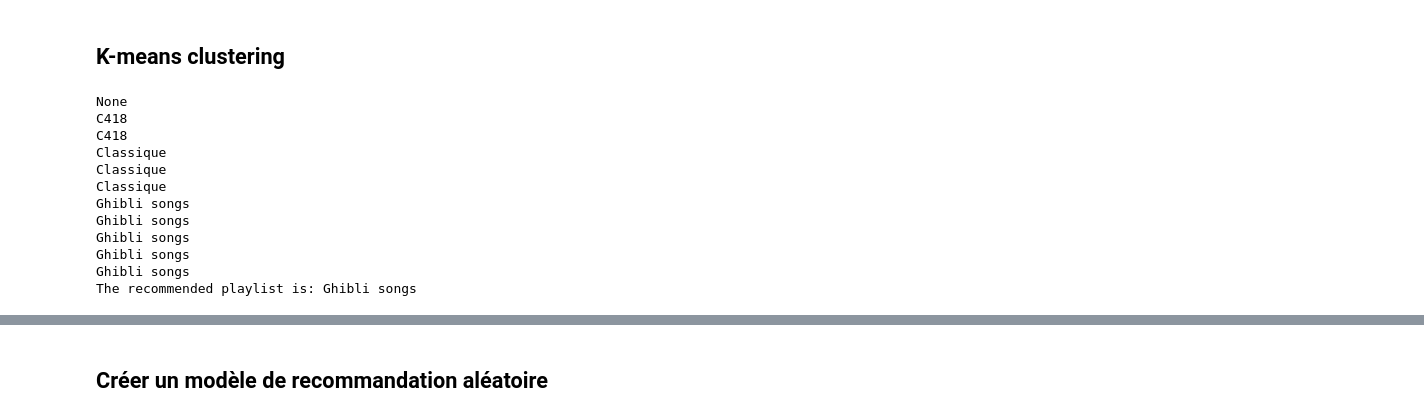
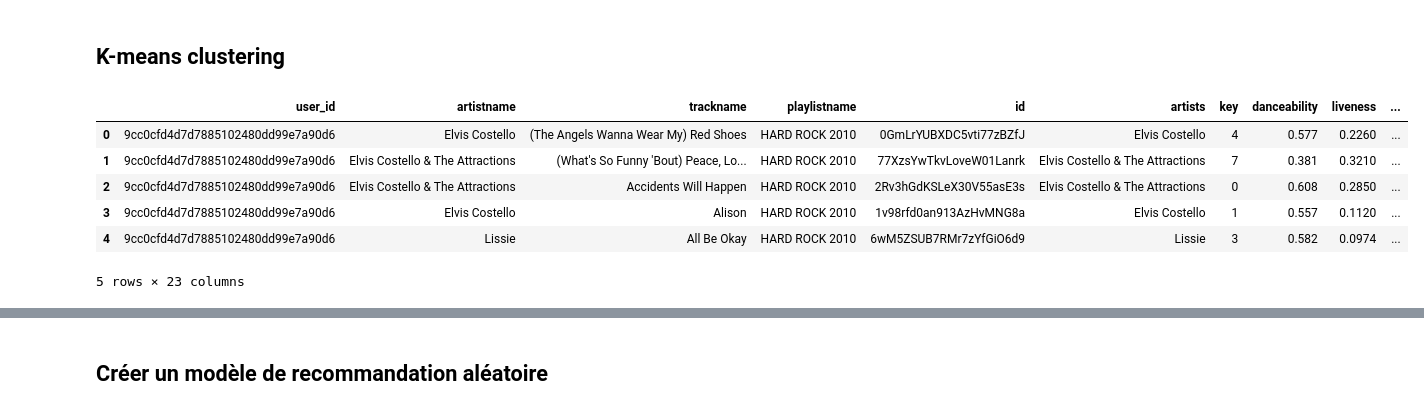
Before and after one commit to RayanHabchi/PROJET-E4, a Jupyter notebook: Recommandation_Model.ipynb, the cells around one changed output, grey strips where cells are left out. Drawn from its saved outputs; the diff is of its cells as text; code cells hidden in the pictures.

```diff
--- a/Recommandation_Model.ipynb
+++ b/Recommandation_Model.ipynb
@@ -32,18 +32,30 @@ spotify_data = pd.read_csv(csv_filename)
 # %%
 numeric_columns = ['key', 'danceability', 'liveness', 'valence', 'year', 'acousticness', 'duration_ms',
                    'energy', 'explicit', 'instrumentalness', 'loudness', 'mode', 'popularity', 'speechiness', 'tempo']
 
 song_cluster_pipeline = Pipeline([
     ('scaler', StandardScaler()),
-    ('kmeans', KMeans(n_clusters=70, random_state=42))
+    ('kmeans', KMeans(n_clusters=20, random_state=42))
 ])
 
 X = spotify_data[numeric_columns]
 song_cluster_pipeline.fit(X)
 
 # Predict cluster labels for each song
 spotify_data['cluster_label'] = song_cluster_pipeline.predict(X)
 
+
 # Count the number of songs in each cluster for each playlist
 playlist_cluster_distribution = spotify_data.groupby(['playlistname', 'cluster_label']).size().unstack(fill_value=0)
+
+
+spotify_data.head()
+# %% [output]
+|  | user_id | artistname | trackname | playlistname | id | artists | key | danceability | liveness | ... |
+| 0 | 9cc0cfd4d7d7885102480dd99e7a90d6 | Elvis Costello | (The Angels Wanna Wear My) Red Shoes | HARD ROCK 2010 | 0GmLrYUBXDC5vti77zBZfJ | Elvis Costello | 4 | 0.577 | 0.2260 | ... |
+| 1 | 9cc0cfd4d7d7885102480dd99e7a90d6 | Elvis Costello & The Attractions | (What's So Funny 'Bout) Peace, Lo... | HARD ROCK 2010 | 77XzsYwTkvLoveW01Lanrk | Elvis Costello & The Attractions | 7 | 0.381 | 0.3210 | ... |
+| 2 | 9cc0cfd4d7d7885102480dd99e7a90d6 | Elvis Costello & The Attractions | Accidents Will Happen | HARD ROCK 2010 | 2Rv3hGdKSLeX30V55asE3s | Elvis Costello & The Attractions | 0 | 0.608 | 0.2850 | ... |
+| 3 | 9cc0cfd4d7d7885102480dd99e7a90d6 | Elvis Costello | Alison | HARD ROCK 2010 | 1v98rfd0an913AzHvMNG8a | Elvis Costello | 1 | 0.557 | 0.1120 | ... |
+| 4 | 9cc0cfd4d7d7885102480dd99e7a90d6 | Lissie | All Be Okay | HARD ROCK 2010 | 6wM5ZSUB7RMr7zYfGiO6d9 | Lissie | 3 | 0.582 | 0.0974 | ... |
+5 rows × 23 columns
 # %%
@@ -85,27 +132,3 @@ def visualize_clusters(spotify_data):
     fig.show()
 
 visualize_clusters(spotify_data)
-# %%
-example_song_list = [
-    "Für Elise",
-    "Hungarian Dance No. 5",
-    "Sonata No. 23 In F Minor, Op. 57 Appassionata"" Assai Allegro""",
-]
-
-
-
-recommended_playlist = recommend_playlist(example_song_list, spotify_data, playlist_cluster_distribution)
-print(f"The recommended playlist is: {recommended_playlist}")
-# %% [output]
-None
-C418
-C418
-Classique
-Classique
-Classique
-Ghibli songs
-Ghibli songs
-Ghibli songs
-Ghibli songs
-Ghibli songs
-The recommended playlist is: Ghibli songs
```
Also changed, not shown: parts of 2 cells of this notebook.
